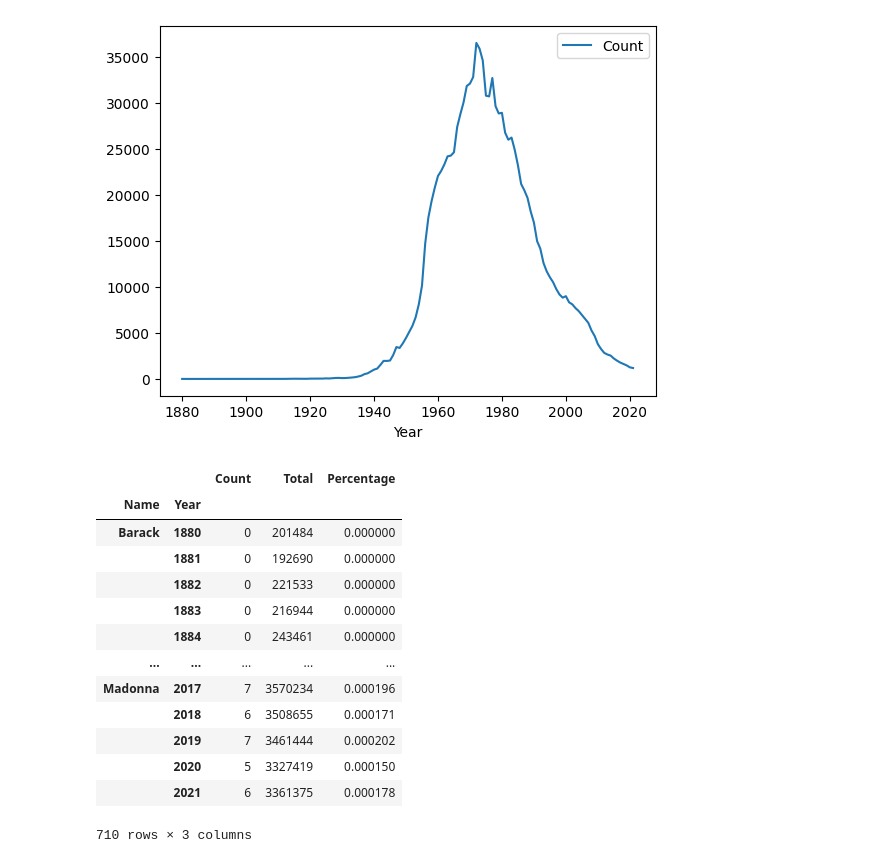
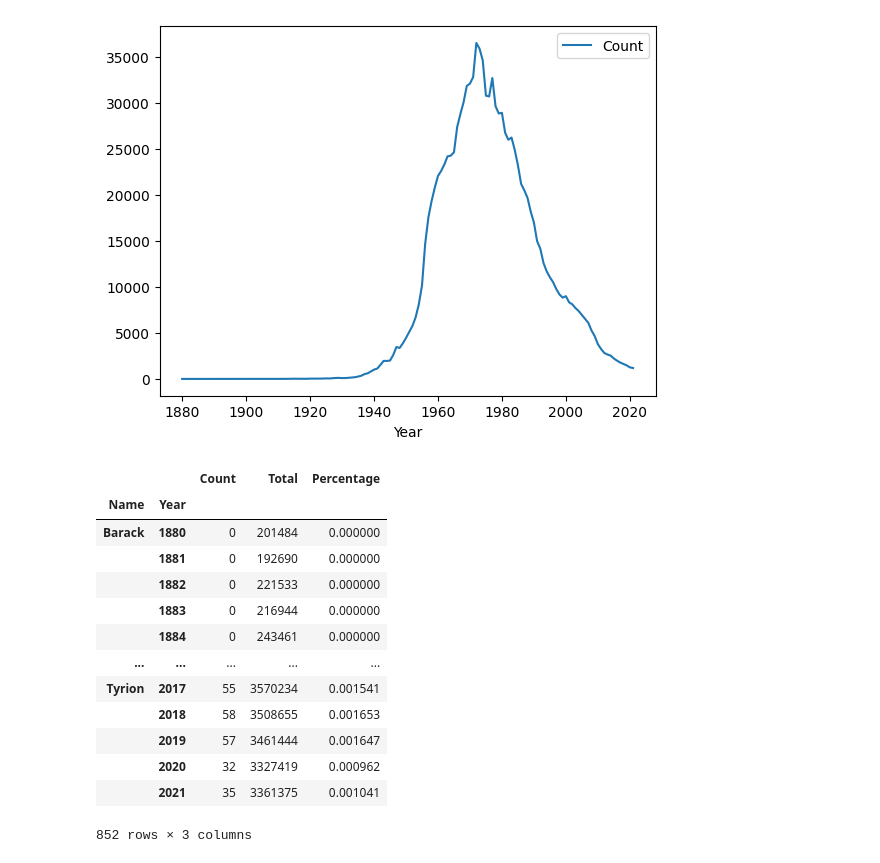
Before and after one commit to bahyali/code-ds-baby-names, a Jupyter notebook: baby_timelines.ipynb, the cells around one changed output. Drawn from its saved outputs; the diff is of its cells as text; code cells hidden in the pictures.

```diff
--- a/baby_timelines.ipynb
+++ b/baby_timelines.ipynb
@@ -128,38 +128,38 @@ pd.concat([brian_years, empty_values]).sort_index().plot()
 # %%
 def apply_to_group(x):
     group = x.groupby("Year").sum(numeric_only=True)
 
     empty_values = all_years.difference(group.index).to_frame(name="Count")
     empty_values["Count"] = 0
 
     group_with_empty_values = pd.concat([group, empty_values])
     group_with_total = pd.concat([group_with_empty_values,
                                   births_by_year.rename(columns={'Count': 'Total'})], axis='columns')
 
     group_with_total["Percentage"] = (
         group_with_total["Count"] / group_with_total["Total"]) * 100
     return group_with_total.sort_index()
 
 
-names_to_plot = ['Barack', 'Madonna', 'Frida', 'Hale', 'Khaleesi']
+names_to_plot = ['Barack', 'Madonna', 'Frida', 'Hale', 'Khaleesi', 'Tyrion']
 filt = (df["Name"].isin(names_to_plot))
 name_groups = df.loc[filt].groupby("Name").apply(apply_to_group)
 name_groups
 # %% [output]
 |  |  | Count | Total | Percentage |
 | Name | Year |  |  |  |
 | Barack | 1880 | 0 | 201484 | 0.000000 |
 |  | 1881 | 0 | 192690 | 0.000000 |
 |  | 1882 | 0 | 221533 | 0.000000 |
 |  | 1883 | 0 | 216944 | 0.000000 |
 |  | 1884 | 0 | 243461 | 0.000000 |
 | ... | ... | ... | ... | ... |
-| Madonna | 2017 | 7 | 3570234 | 0.000196 |
-|  | 2018 | 6 | 3508655 | 0.000171 |
-|  | 2019 | 7 | 3461444 | 0.000202 |
-|  | 2020 | 5 | 3327419 | 0.000150 |
-|  | 2021 | 6 | 3361375 | 0.000178 |
+| Tyrion | 2017 | 55 | 3570234 | 0.001541 |
+|  | 2018 | 58 | 3508655 | 0.001653 |
+|  | 2019 | 57 | 3461444 | 0.001647 |
+|  | 2020 | 32 | 3327419 | 0.000962 |
+|  | 2021 | 35 | 3361375 | 0.001041 |
-710 rows × 3 columns
+852 rows × 3 columns
 # %%
 
 for name in names_to_plot:
```
Also changed, not shown: parts of 3 cells of this notebook.
